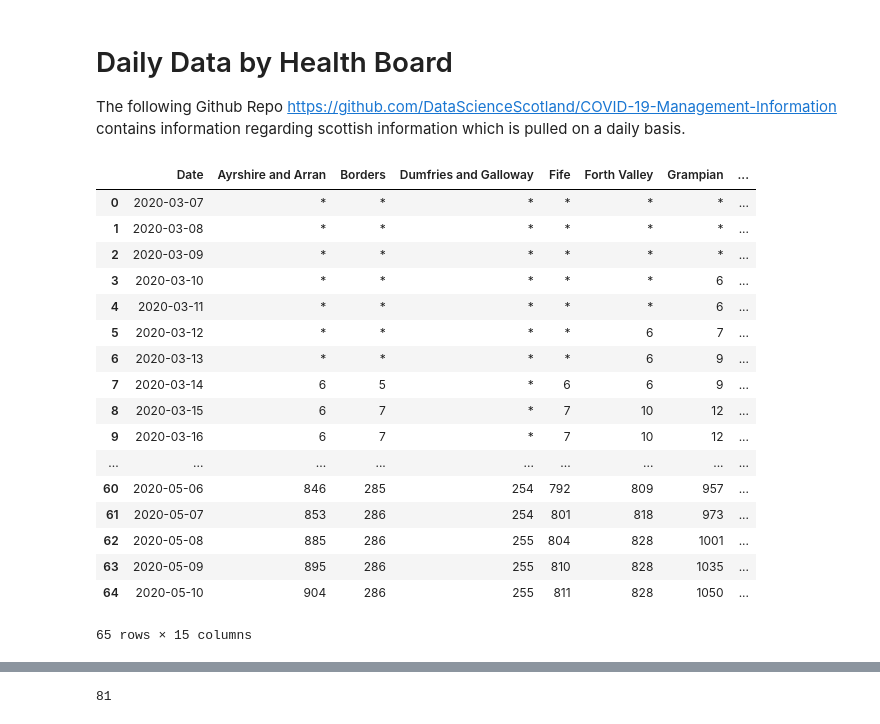
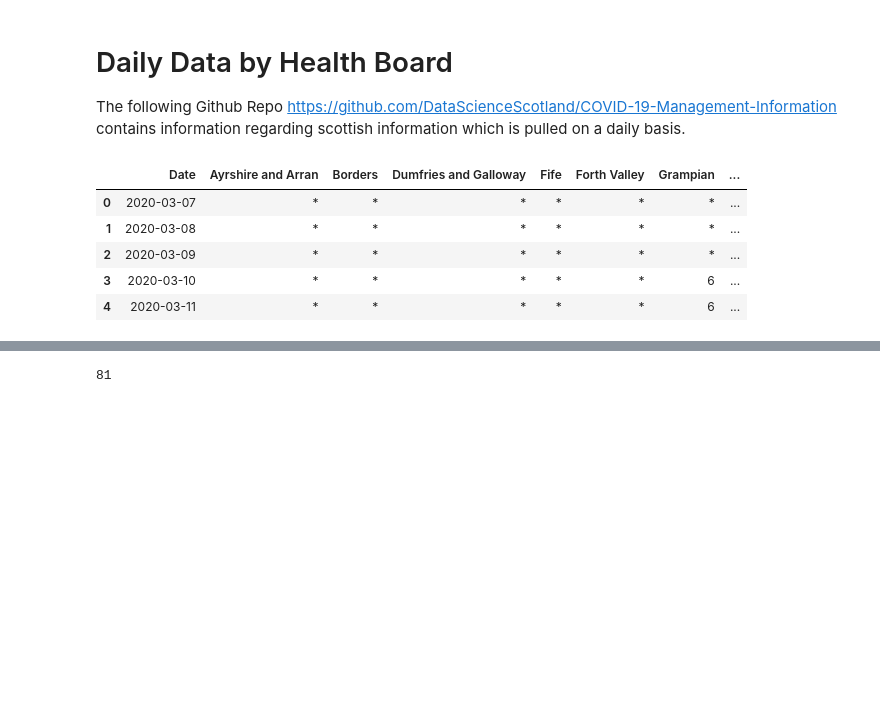
Before and after one commit to covidmaps/scotland, a Jupyter notebook: daily_hbo.ipynb, the cells around one changed output, grey strips where cells are left out. Saved outputs shown, nothing was run; the diff lists cells and outputs as text; code cells hidden in the pictures; blank space fills up the shorter version.

```diff
--- a/daily_hbo.ipynb
+++ b/daily_hbo.ipynb
@@ -12,24 +12,12 @@ df_hospital_confirmed = pd.read_csv("https://raw.githubusercontent.com/DataScien
 df_hospital_all = pd.read_csv("https://raw.githubusercontent.com/DataScienceScotland/COVID-19-Management-Information/master/COVID19%20-%20Daily%20Management%20Information%20-%20Scottish%20Health%20Boards%20-%20Hospital%20patients.csv")
 df_icu = pd.read_csv("https://raw.githubusercontent.com/DataScienceScotland/COVID-19-Management-Information/master/COVID19%20-%20Daily%20Management%20Information%20-%20Scottish%20Health%20Boards%20-%20ICU%20patients.csv")
 # %%
-df_cases
+df_cases.head()
 # %% [output]
 |  | Date | Ayrshire and Arran | Borders | Dumfries and Galloway | Fife | Forth Valley | Grampian | ... |
 | 0 | 2020-03-07 | * | * | * | * | * | * | ... |
 | 1 | 2020-03-08 | * | * | * | * | * | * | ... |
 | 2 | 2020-03-09 | * | * | * | * | * | * | ... |
 | 3 | 2020-03-10 | * | * | * | * | * | 6 | ... |
 | 4 | 2020-03-11 | * | * | * | * | * | 6 | ... |
-| 5 | 2020-03-12 | * | * | * | * | 6 | 7 | ... |
-| 6 | 2020-03-13 | * | * | * | * | 6 | 9 | ... |
-| 7 | 2020-03-14 | 6 | 5 | * | 6 | 6 | 9 | ... |
-| 8 | 2020-03-15 | 6 | 7 | * | 7 | 10 | 12 | ... |
-| 9 | 2020-03-16 | 6 | 7 | * | 7 | 10 | 12 | ... |
-| ... | ... | ... | ... | ... | ... | ... | ... | ... |
-| 60 | 2020-05-06 | 846 | 285 | 254 | 792 | 809 | 957 | ... |
-| 61 | 2020-05-07 | 853 | 286 | 254 | 801 | 818 | 973 | ... |
-| 62 | 2020-05-08 | 885 | 286 | 255 | 804 | 828 | 1001 | ... |
-| 63 | 2020-05-09 | 895 | 286 | 255 | 810 | 828 | 1035 | ... |
-| 64 | 2020-05-10 | 904 | 286 | 255 | 811 | 828 | 1050 | ... |
-65 rows × 15 columns
 # %%
```
Also changed, not shown: parts of 14 cells of this notebook, 56 other files.
